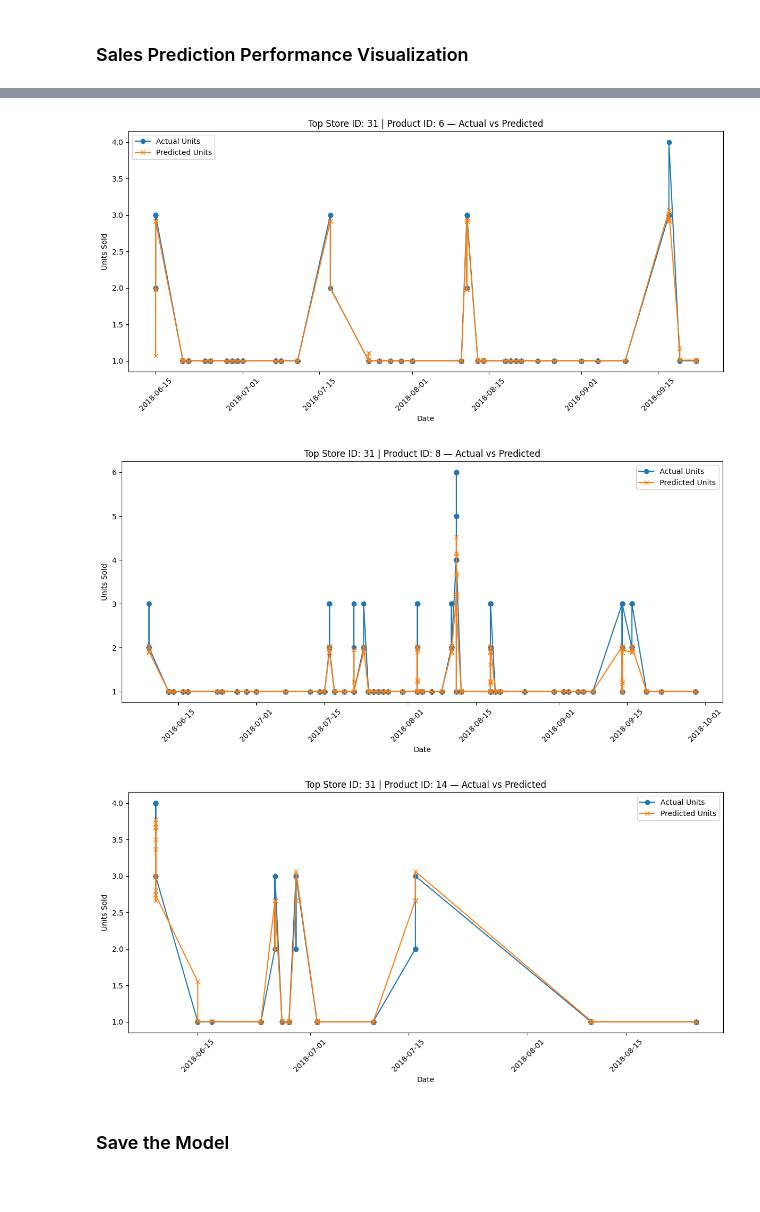
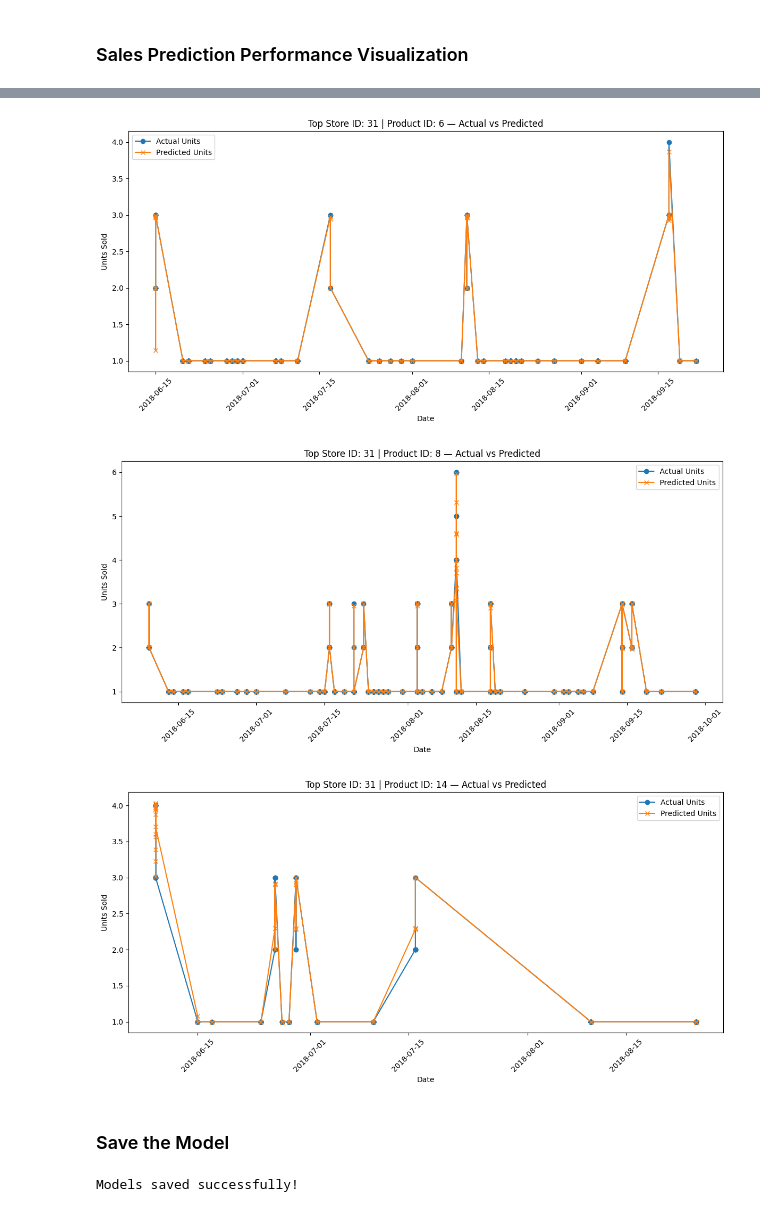
Before and after one commit to ikrammt/Sales_forecasting, a Jupyter notebook: time_series.ipynb, the cells around one changed output, grey strips where cells are left out. Saved outputs shown, nothing was run; the diff lists cells and outputs as text; code cells hidden in the pictures.

```diff
--- a/time_series.ipynb
+++ b/time_series.ipynb
@@ -684,7 +690,7 @@ plt.show()
 # %%
 # First make predictions with Random Forest if not already done
 if 'Predicted' not in test.columns:
-    predictions = model.predict(test[features])
+    predictions = final_model.predict(test[features])
     test['Predicted'] = predictions
 
 # Choose 4 store IDs
@@ -718 +719,29 @@ See the caveats in the documentation: https://pandas.pydata.org/pandas-docs/stab
 [figure]
+# %%
+# First make predictions if not already done
+if 'Predicted' not in test.columns:
+    predictions = final_model.predict(test[features])
+    test['Predicted'] = predictions
+
+# Choose 4 Product IDs to visualize
+selected_products = test['Product_ID'].unique()[:4]  # Adjust number as needed
+
+# Set up the subplots
+fig, axes = plt.subplots(nrows=2, ncols=2, figsize=(16, 10))
+axes = axes.flatten()
+
+# Plot for each selected product
+for i, product_id in enumerate(selected_products):
+    product_data = test[test['Product_ID'] == product_id].sort_values('Date')
+
+    axes[i].plot(product_data['Date'], product_data['Units'], label='Actual', marker='o')
+    axes[i].plot(product_data['Date'], product_data['Predicted'], label='RF Predicted', marker='x')
+    axes[i].set_title(f'Product ID: {product_id}')
+    axes[i].set_xlabel('Date')
+    axes[i].set_ylabel('Units Sold')
+    axes[i].legend()
+    axes[i].tick_params(axis='x', rotation=45)
+
+# Adjust layout
+plt.tight_layout()
+plt.show()
@@ -719,35 +750,35 @@ See the caveats in the documentation: https://pandas.pydata.org/pandas-docs/stab
 # %%
 # --- Predict and Plot for Top 3 Products in Top Store ---
 # Find the top store by total sales
 best_store_id = merged_data.groupby('Store_ID')['sales'].sum().idxmax()
 
 # Find top 3 products in that store by sales volume
 top_products = (
     merged_data[merged_data['Store_ID'] == best_store_id]
     .groupby('Product_ID')['Units'].sum()
     .nlargest(3)
     .index.tolist()
 )
 
 # Plot predictions for each top product in the best store
 for product_id in top_products:
     filtered_test = test[(test['Store_ID'] == best_store_id) & (test['Product_ID'] == product_id)].copy()
     if filtered_test.empty:
         continue
-    filtered_test['Predicted'] = model.predict(filtered_test[features])
+    filtered_test['Predicted'] = final_model.predict(filtered_test[features])
 
     plt.figure(figsize=(12, 6))
     plt.plot(filtered_test['Date'], filtered_test['Units'], label='Actual Units', marker='o')
     plt.plot(filtered_test['Date'], filtered_test['Predicted'], label='Predicted Units', marker='x')
     plt.title(f'Top Store ID: {best_store_id} | Product ID: {product_id} — Actual vs Predicted')
     plt.xlabel('Date')
     plt.ylabel('Units Sold')
     plt.legend()
     plt.xticks(rotation=45)
     plt.tight_layout()
     plt.show()
 # %% [output]
-[figure, old version]
+[figure, new version]
-[figure, old version]
+[figure, new version]
-[figure, old version]
+[figure, new version]
 # %%
@@ -797,7 +865,8 @@ predictions_df.to_csv('predicted_units.csv', index=False)
 ### Save the Model
 # %%
 # Save both models
-joblib.dump(model, 'random_forest_model.pkl')
-joblib.dump(xgb_model, 'xgboost_model.pkl')
+joblib.dump(final_model, 'random_forest_model.pkl')
 
 print("Models saved successfully!")
+# %% [output]
+Models saved successfully!
```
Also changed, not shown: parts of 14 cells of this notebook, 1 other file.
